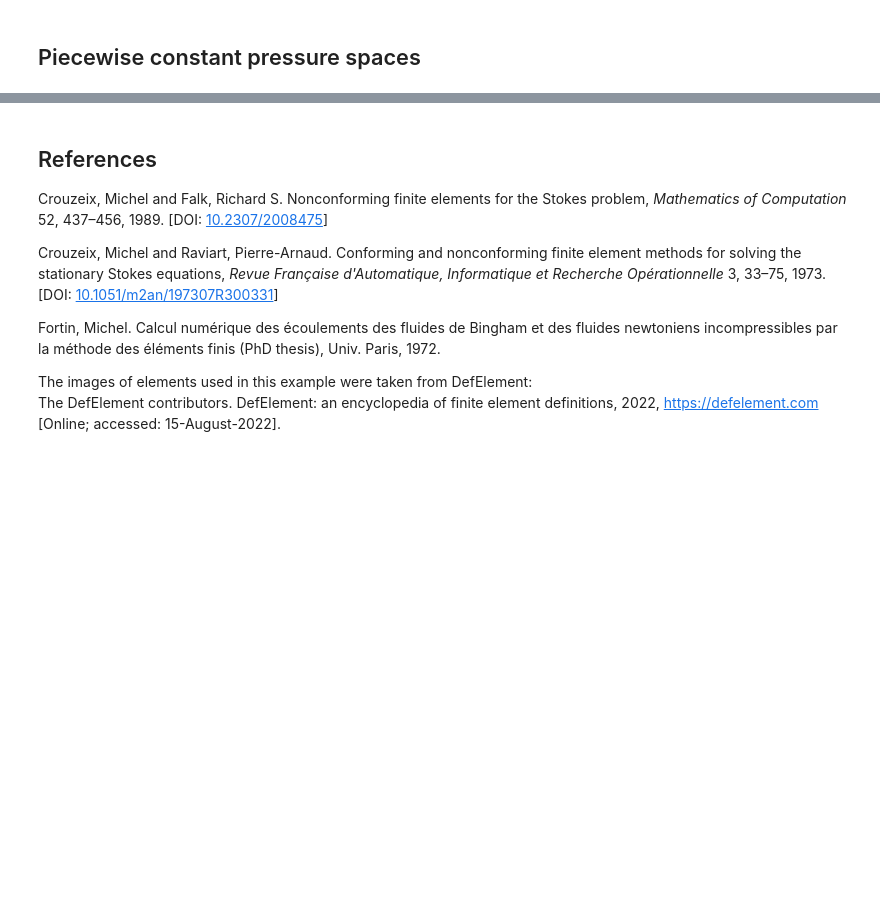
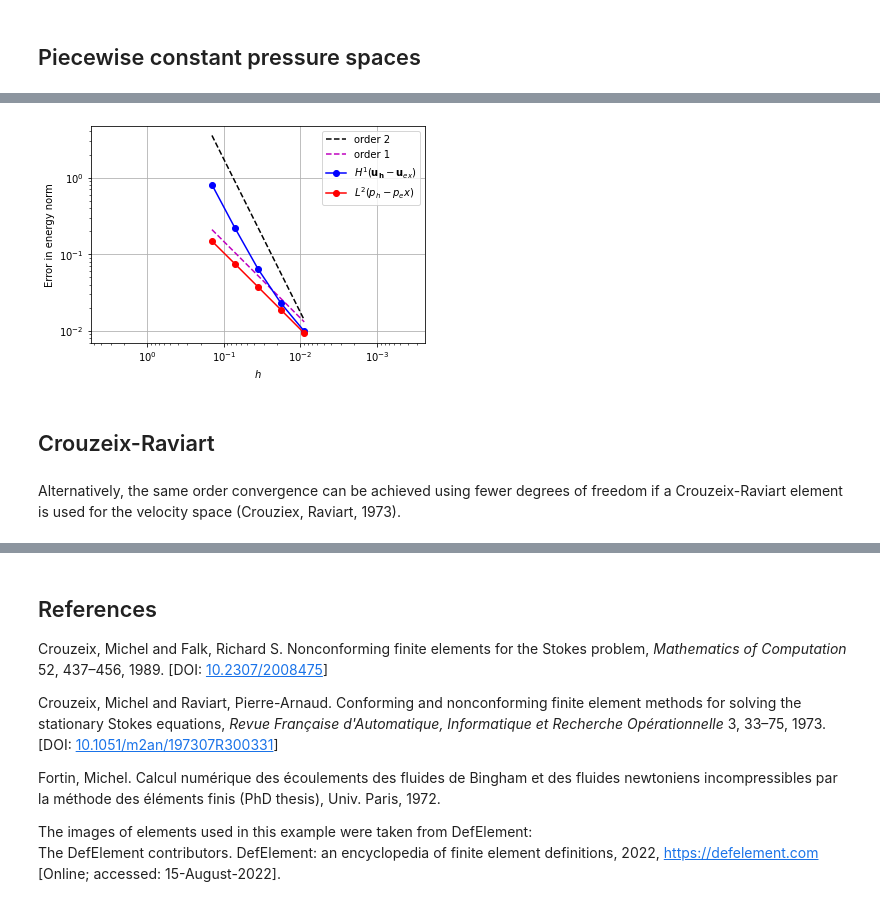
Before and after one commit to jorgensd/fenics22-tutorial, a Jupyter notebook: part3/comparing_elements.ipynb, the cells around one changed output, grey strips where cells are left out. Saved outputs shown, nothing was run; the diff lists cells and outputs as text; code cells hidden in the pictures; blank space fills up the shorter version.

Commit message:
Refactor Stokes code

```diff
--- a/part3/comparing_elements.ipynb
+++ b/part3/comparing_elements.ipynb
@@ -103,7 +103,7 @@ def create_velocity_bc(V):
 In the problem description above, we have only added a boundary condition for the velocity.
 This means that the problem is singular, i.e. the pressure is only determined up to a constant. We therefore create a PETSc nullspace operator for the pressure.
 # %%
-def create_nullspace(lhs_form, rhs_form):
+def create_nullspace(rhs_form):
     null_vec = fem.petsc.create_vector_nest(rhs_form)
     null_vecs = null_vec.getNestSubVecs()
     null_vecs[0].set(0.0)
@@ -118,11 +118,11 @@ We create a nested matrix `P` to use as the preconditioner.
 The top-left block of `P` is the top-left block of `A`.
 The bottom-right diagonal entry is a mass matrix.
 # %%
-def create_preconditioner(Q, a_uu):
+def create_preconditioner(Q, a, bcs):
     p, q = TrialFunction(Q), TestFunction(Q)
     a_p11 = fem.form(inner(p, q) * dx)
-    a_p = fem.form([[a_uu, None],
+    a_p = fem.form([[a[0][0], None],
                     [None, a_p11]])
-    P = fem.petsc.assemble_matrix_nest(a_p)
+    P = fem.petsc.assemble_matrix_nest(a_p, bcs)
     P.assemble()
     return P
@@ -228,18 +222,32 @@ def compute_errors(element_u, element_p, refinements=5):
 # %% [markdown]
 We now use the Stokes solver we have defined to experiment with a range of element pairs that can be used. First, we define a function that takes an element as input and plots a graph showing the error as $h$ is decreased.
 # %%
-def error_plot(element_u, element_p, convergence=None, nmeshes=5):
-    hs, v_errors, p_errors = compute_errors(element_u, element_p, nmeshes)
+def error_plot(element_u, element_p, convergence_u=None,
+               convergence_p=None, refinements=5, N0=7):
+    hs = np.zeros(refinements)
+    u_errors = np.zeros(refinements)
+    p_errors = np.zeros(refinements)
+    comm = MPI.COMM_WORLD
+    for i in range(refinements):
+        N = N0 * 2**i
+        domain = mesh.create_unit_square(comm, N, N,
+                                         cell_type=mesh.CellType.triangle)
+        u_errors[i] , p_errors[i] = solve_stokes(element_u, element_p, domain)
+        hs[i] = 1. / N
+    legend = []
 
-    legend = []
-    if convergence is not None:
-        y_value = v_errors[-1] * 1.4
-        plt.plot([hs[0], hs[-1]], [y_value * (hs[0] / hs[-1])**convergence, y_value], "k--")
-        legend.append(f"order {convergence}")
-    print(hs, v_errors, p_errors)
-    plt.plot(hs, v_errors, "bo-")
+    if convergence_u is not None:
+        y_value = u_errors[-1] * 1.4
+        plt.plot([hs[0], hs[-1]], [y_value * (hs[0] / hs[-1])**convergence_u, y_value], "k--")
+        legend.append(f"order {convergence_u}")
+    if convergence_p is not None:
+        y_value = p_errors[-1] * 1.4
+        plt.plot([hs[0], hs[-1]], [y_value * (hs[0] / hs[-1])**convergence_p, y_value], "m--")
+        legend.append(f"order {convergence_p}")
+
+    plt.plot(hs, u_errors, "bo-")
     plt.plot(hs, p_errors, "ro-")
-    legend += ["velocity", "pressure"]
+    legend += [r"$H^1(\mathbf{u_h}-\mathbf{u}_{ex})$", r"$L^2(p_h-p_ex)$"]
     plt.legend(legend)
     plt.xscale("log")
     plt.yscale("log")
@@ -270,5 +279,11 @@ One way to obtain convergence with a piecewise constant pressure space is to use
 # %%
 element_u = VectorElement("Lagrange", "triangle", 2)
 element_p = FiniteElement("DG", "triangle", 0)
-error_plot(element_u, element_p, 1)
+error_plot(element_u, element_p, 2, 1)
+# %% [output]
+[figure, added]
+# %% [markdown]
+## Crouzeix-Raviart
+# %% [markdown]
+Alternatively, the same order convergence can be achieved using fewer degrees of freedom if a Crouzeix-Raviart element is used for the velocity space (Crouziex, Raviart, 1973).
 # %% [markdown]
```
Also changed, not shown: parts of 35 cells of this notebook, 2 other files.
